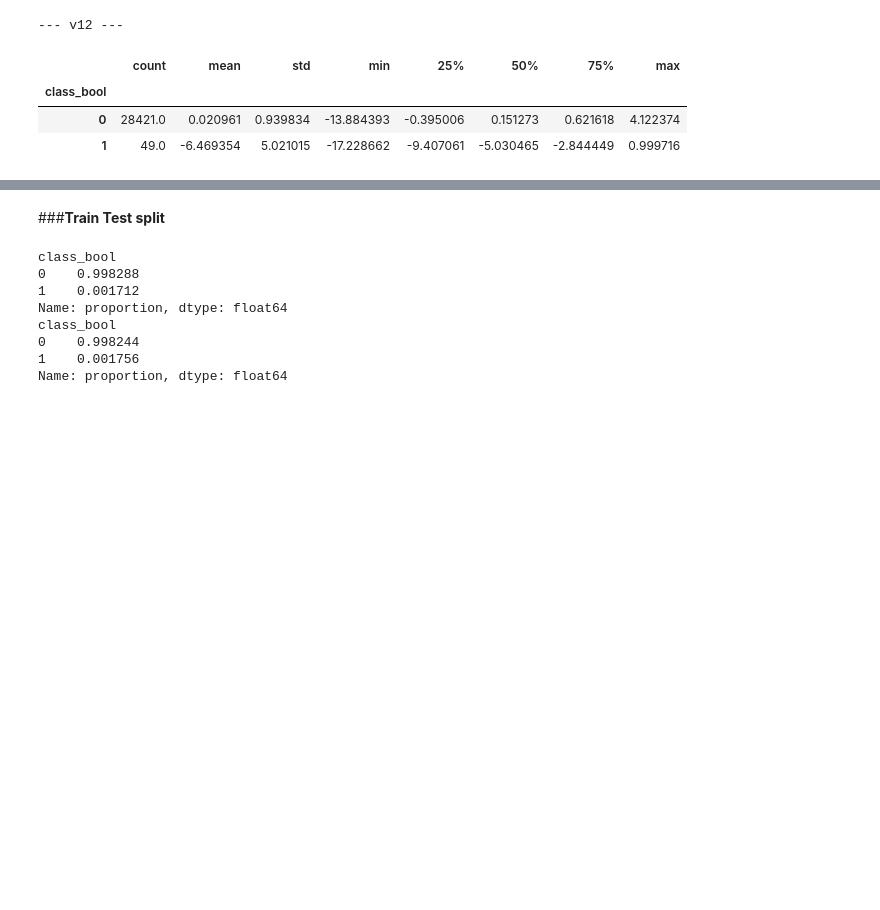
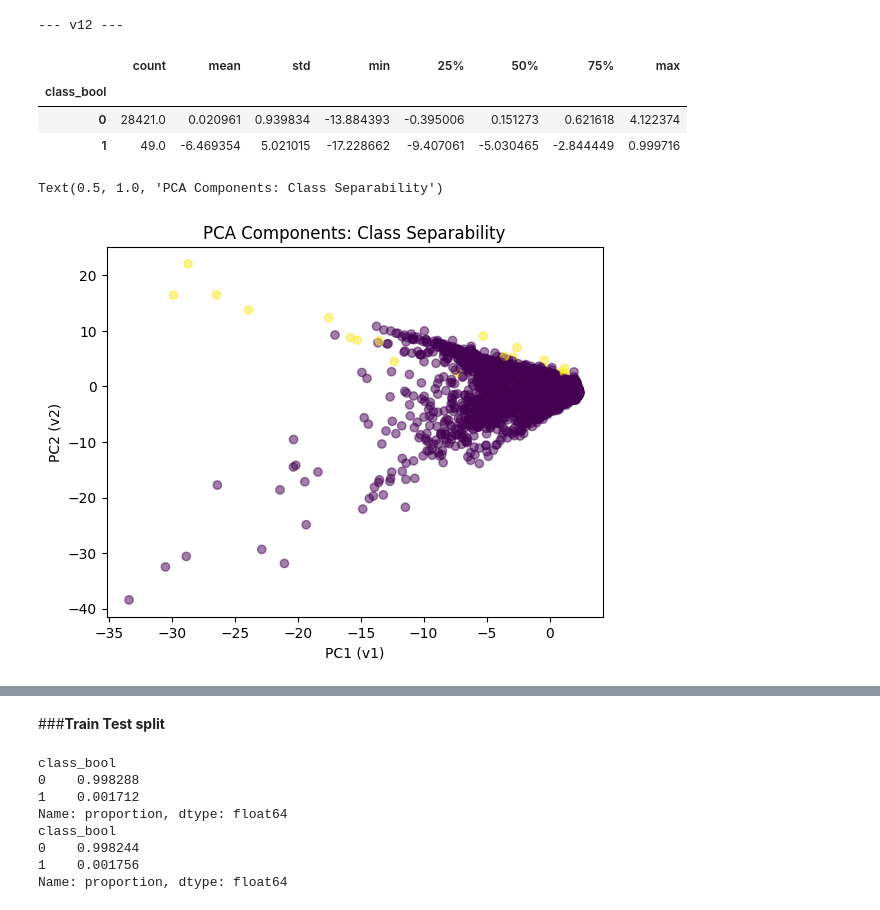
Before and after one commit to Subroy1/CapstoneProject, a Jupyter notebook: CreditCardFraudCapstone.ipynb, the cells around one changed output, grey strips where cells are left out. Cells and saved outputs as stored; diff of their text form; code cells hidden in the pictures; blank space fills up the shorter version.

Commit message:
Plot  many PCA components pair wise for 2D class separation.

```diff
--- a/CreditCardFraudCapstone.ipynb
+++ b/CreditCardFraudCapstone.ipynb
@@ -402,0 +405,8 @@ Descriptive Statistics for selected V-columns by Class:
+# %%
+plt.scatter(df['v1'], df['v2'], c=df['class_bool'], alpha=0.5)
+plt.xlabel("PC1 (v1)")
+plt.ylabel("PC2 (v2)")
+plt.title("PCA Components: Class Separability")
+# %% [output]
+Text(0.5, 1.0, 'PCA Components: Class Separability')
+[figure, added]
```
Also changed, not shown: parts of 13 cells of this notebook.
